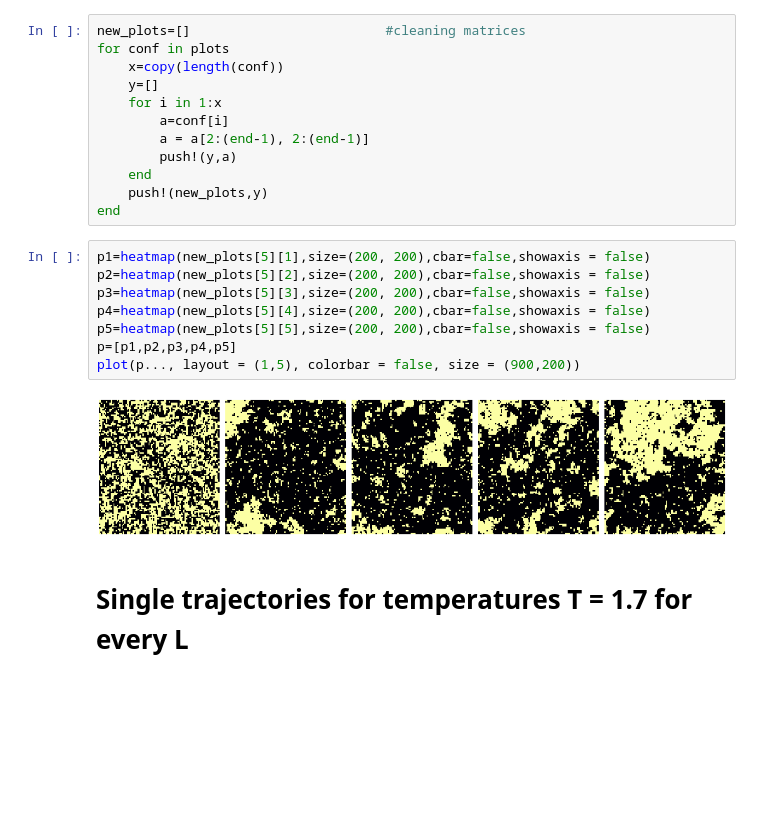
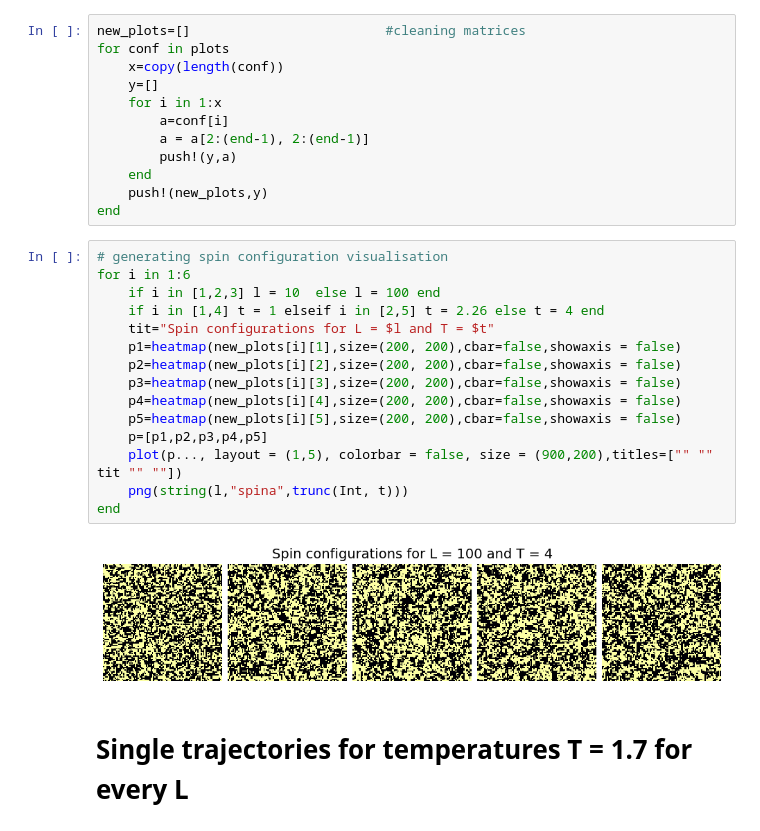
Before and after one commit to zlekoty/Ising_Model, a Jupyter notebook: ising_julia.ipynb, the cells around one changed output. Drawn from its saved outputs; the diff is of its cells as text; blank space fills up the shorter version.

```diff
--- a/ising_julia.ipynb
+++ b/ising_julia.ipynb
@@ -119,15 +119,22 @@ for conf in plots
     push!(new_plots,y)
 end
 # %%
-p1=heatmap(new_plots[5][1],size=(200, 200),cbar=false,showaxis = false)
-p2=heatmap(new_plots[5][2],size=(200, 200),cbar=false,showaxis = false)
-p3=heatmap(new_plots[5][3],size=(200, 200),cbar=false,showaxis = false)
-p4=heatmap(new_plots[5][4],size=(200, 200),cbar=false,showaxis = false)
-p5=heatmap(new_plots[5][5],size=(200, 200),cbar=false,showaxis = false)
-p=[p1,p2,p3,p4,p5]
-plot(p..., layout = (1,5), colorbar = false, size = (900,200))
+# generating spin configuration visualisation
+for i in 1:6
+    if i in [1,2,3] l = 10  else l = 100 end
+    if i in [1,4] t = 1 elseif i in [2,5] t = 2.26 else t = 4 end
+    tit="Spin configurations for L = $l and T = $t"
+    p1=heatmap(new_plots[i][1],size=(200, 200),cbar=false,showaxis = false)
+    p2=heatmap(new_plots[i][2],size=(200, 200),cbar=false,showaxis = false)
+    p3=heatmap(new_plots[i][3],size=(200, 200),cbar=false,showaxis = false)
+    p4=heatmap(new_plots[i][4],size=(200, 200),cbar=false,showaxis = false)
+    p5=heatmap(new_plots[i][5],size=(200, 200),cbar=false,showaxis = false)
+    p=[p1,p2,p3,p4,p5]
+    plot(p..., layout = (1,5), colorbar = false, size = (900,200),titles=["" "" tit "" ""])
+    png(string(l,"spina",trunc(Int, t)))
+end
 # %% [output]
-[figure, old version]
+[figure, new version]
 # %% [markdown]
 # Single trajectories for temperatures T = 1.7 for every L
 # %%
```
Also changed, not shown: parts of 21 cells of this notebook.
